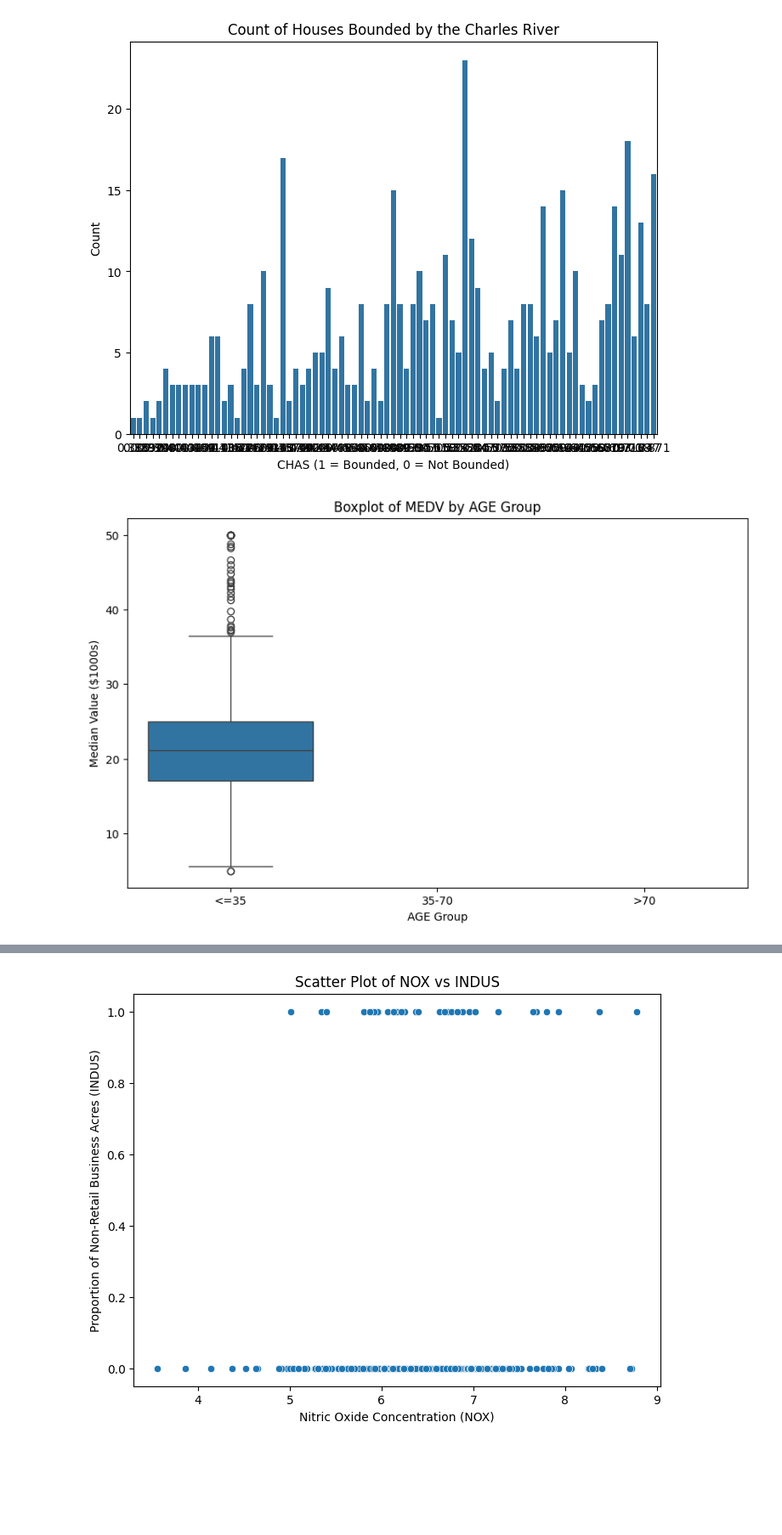
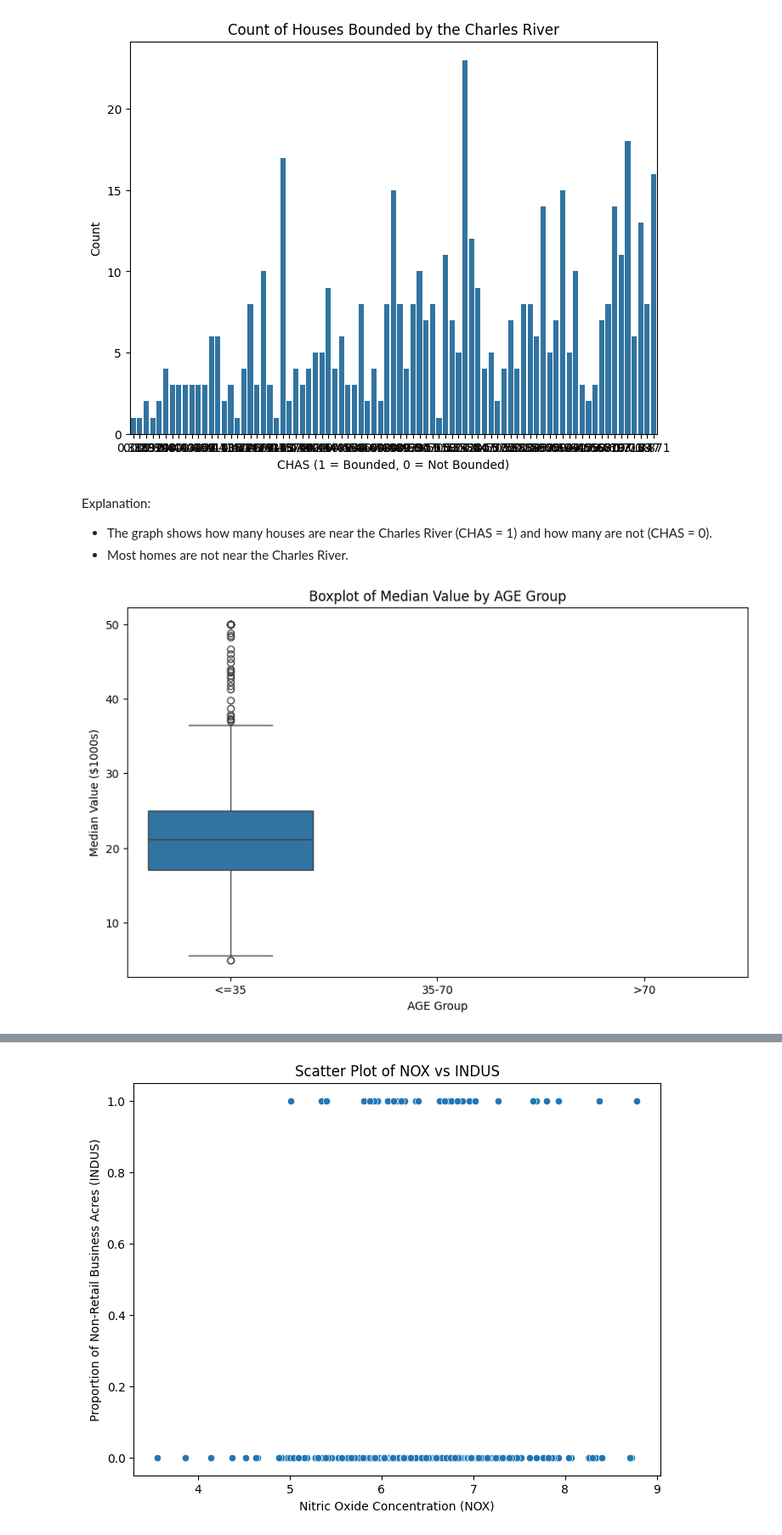
Before and after one commit to PilitoFlores/Iniciamos, a Jupyter notebook: Project Case Scenario.ipynb, the cells around one changed output, grey strips where cells are left out. Shown at 85% size. Cells and saved outputs as stored; diff of their text form; code cells hidden in the pictures; blank space fills up the shorter version.

```diff
--- a/Project Case Scenario.ipynb
+++ b/Project Case Scenario.ipynb
@@ -74,15 +76,21 @@ plt.ylabel("Count")
 plt.show()
 # %% [output]
 [figure]
+# %% [markdown]
+Explanation:
+
+- The graph shows how many houses are near the Charles River (CHAS = 1) and how many are not (CHAS = 0).
+- Most homes are not near the Charles River.
 # %%
-# Discretize AGE into categories
+# Boxplot for MEDV vs AGE (Discretized Age Groups)
+# Discretizar AGE en tres grupos
 df['AGE_group'] = pd.cut(df['AGE'], bins=[0, 35, 70, 100], labels=["<=35", "35-70", ">70"])
 
 plt.figure(figsize=(10, 6))
 sns.boxplot(x="AGE_group", y="MEDV", data=df)
-plt.title("Boxplot of MEDV by AGE Group")
+plt.title("Boxplot of Median Value by AGE Group")
 plt.xlabel("AGE Group")
 plt.ylabel("Median Value ($1000s)")
 plt.show()
 # %% [output]
-[figure, old version]
+[figure, new version]
```
Also changed, not shown: parts of 18 cells of this notebook.
